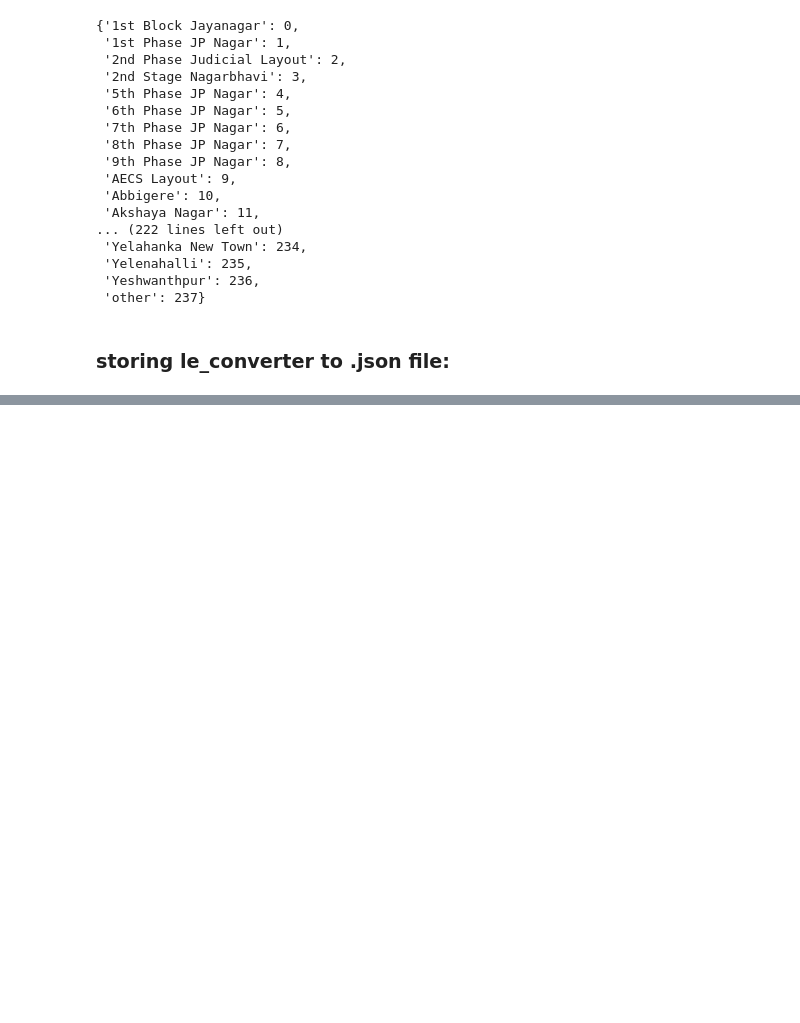
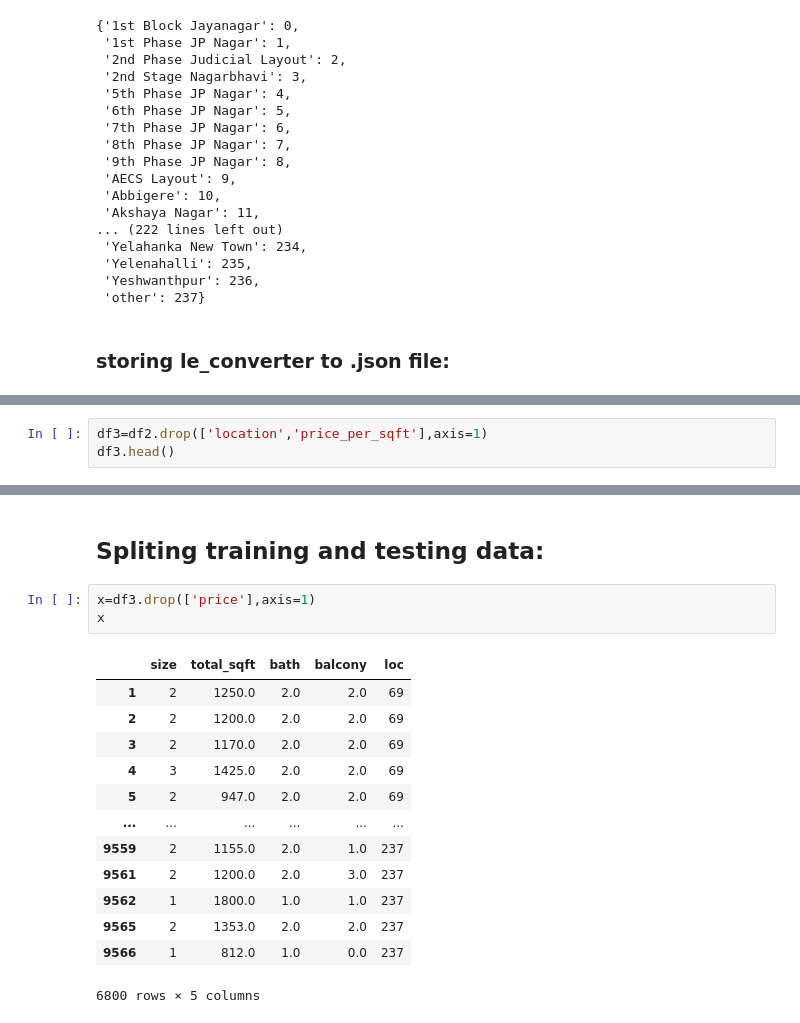
Before and after one commit to Akash-1gif/property_price_prediction, a Jupyter notebook: Data_preprocessing.ipynb, the cells around one changed output, grey strips where cells are left out. Saved outputs shown, nothing was run; the diff lists cells and outputs as text; blank space fills up the shorter version.

```diff
--- a/Data_preprocessing.ipynb
+++ b/Data_preprocessing.ipynb
@@ -453,0 +462,3 @@ le_converter
+# %%
+df3=df2.drop(['location','price_per_sqft'],axis=1)
+df3.head()
@@ -453,0 +472,19 @@ le_converter
+# %% [markdown]
+## Spliting training and testing data:
+# %%
+x=df3.drop(['price'],axis=1)
+x
+# %% [output]
+|  | size | total_sqft | bath | balcony | loc |
+| 1 | 2 | 1250.0 | 2.0 | 2.0 | 69 |
+| 2 | 2 | 1200.0 | 2.0 | 2.0 | 69 |
+| 3 | 2 | 1170.0 | 2.0 | 2.0 | 69 |
+| 4 | 3 | 1425.0 | 2.0 | 2.0 | 69 |
+| 5 | 2 | 947.0 | 2.0 | 2.0 | 69 |
+| ... | ... | ... | ... | ... | ... |
+| 9559 | 2 | 1155.0 | 2.0 | 1.0 | 237 |
+| 9561 | 2 | 1200.0 | 2.0 | 3.0 | 237 |
+| 9562 | 1 | 1800.0 | 1.0 | 1.0 | 237 |
+| 9565 | 2 | 1353.0 | 2.0 | 2.0 | 237 |
+| 9566 | 1 | 812.0 | 1.0 | 0.0 | 237 |
+6800 rows × 5 columns
```
Also changed, not shown: parts of 27 cells of this notebook, 7 other files.
